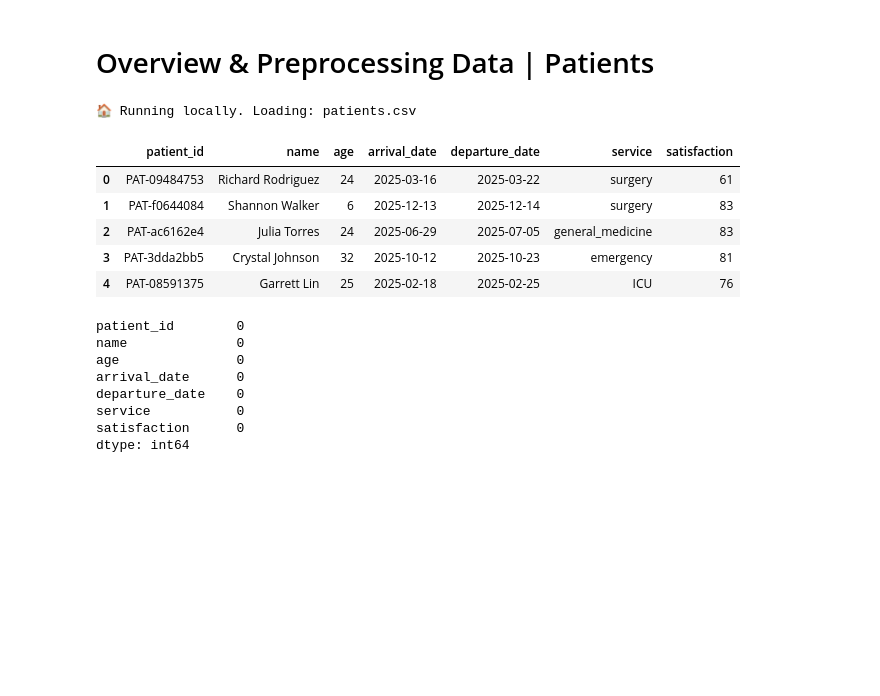
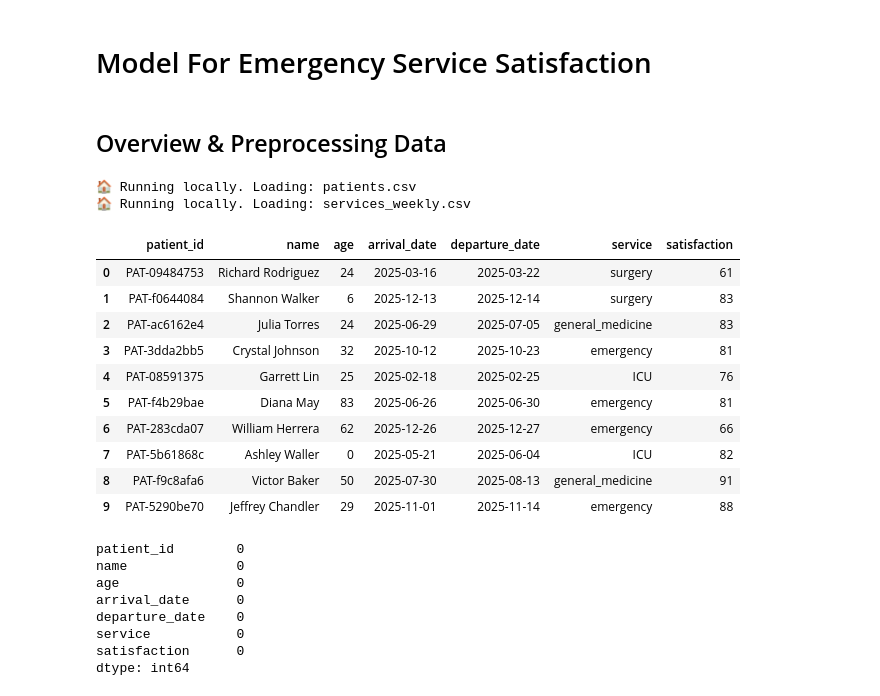
Before and after one commit to yavuzkanat/SupervisedMachineLearning, a Jupyter notebook: kaggle/hospital-beds-management.ipynb, the cells around one changed output. Drawn from its saved outputs; the diff is of its cells as text; code cells hidden in the pictures; blank space fills up the shorter version.

Commit message:
kaggle-project

```diff
--- a/kaggle/hospital-beds-management.ipynb
+++ b/kaggle/hospital-beds-management.ipynb
@@ -1,5 +1,7 @@
+# %% [markdown]
+# Model For Emergency Service Satisfaction
 # %% [markdown]
-# Overview & Preprocessing Data | Patients
+## Overview & Preprocessing Data
 # %%
 import numpy as np
 import pandas as pd
@@ -7,35 +9,41 @@ import os
 def load_kaggle_data(filename, dataset_slug):
     """
     Automatically detects the environment and loads a CSV file
     using either the local path or the Kaggle server path.
 
     Parameters:
     - filename (str): The name of the file (e.g., 'patients.csv')
     - dataset_slug (str): The dataset folder name used on Kaggle (e.g., 'username/dataset_name')
     """
 
     kaggle_path = os.path.join('/kaggle/input/datasets/', dataset_slug, filename)
 
     if os.path.exists(kaggle_path):
         print(f"✈️ Running on Kaggle. Loading: {kaggle_path}")
         return pd.read_csv(kaggle_path)
     else:
         print(f"🏠 Running locally. Loading: {filename}")
         return pd.read_csv('../data/'+filename)
 
 
 
 patientsData = load_kaggle_data("patients.csv","jaderz/hospital-beds-management")
-
-patientsData.head()
+services_weekly = load_kaggle_data("services_weekly.csv","jaderz/hospital-beds-management")
+patientsData.head(10)
 # %% [output]
 🏠 Running locally. Loading: patients.csv
+🏠 Running locally. Loading: services_weekly.csv
 |  | patient_id | name | age | arrival_date | departure_date | service | satisfaction |
 | 0 | PAT-09484753 | Richard Rodriguez | 24 | 2025-03-16 | 2025-03-22 | surgery | 61 |
 | 1 | PAT-f0644084 | Shannon Walker | 6 | 2025-12-13 | 2025-12-14 | surgery | 83 |
 | 2 | PAT-ac6162e4 | Julia Torres | 24 | 2025-06-29 | 2025-07-05 | general_medicine | 83 |
 | 3 | PAT-3dda2bb5 | Crystal Johnson | 32 | 2025-10-12 | 2025-10-23 | emergency | 81 |
 | 4 | PAT-08591375 | Garrett Lin | 25 | 2025-02-18 | 2025-02-25 | ICU | 76 |
+| 5 | PAT-f4b29bae | Diana May | 83 | 2025-06-26 | 2025-06-30 | emergency | 81 |
+| 6 | PAT-283cda07 | William Herrera | 62 | 2025-12-26 | 2025-12-27 | emergency | 66 |
+| 7 | PAT-5b61868c | Ashley Waller | 0 | 2025-05-21 | 2025-06-04 | ICU | 82 |
+| 8 | PAT-f9c8afa6 | Victor Baker | 50 | 2025-07-30 | 2025-08-13 | general_medicine | 91 |
+| 9 | PAT-5290be70 | Jeffrey Chandler | 29 | 2025-11-01 | 2025-11-14 | emergency | 88 |
 # %%
 patientsData.isnull().sum()
 # %% [output]
```
Also changed, not shown: parts of 38 cells of this notebook.
